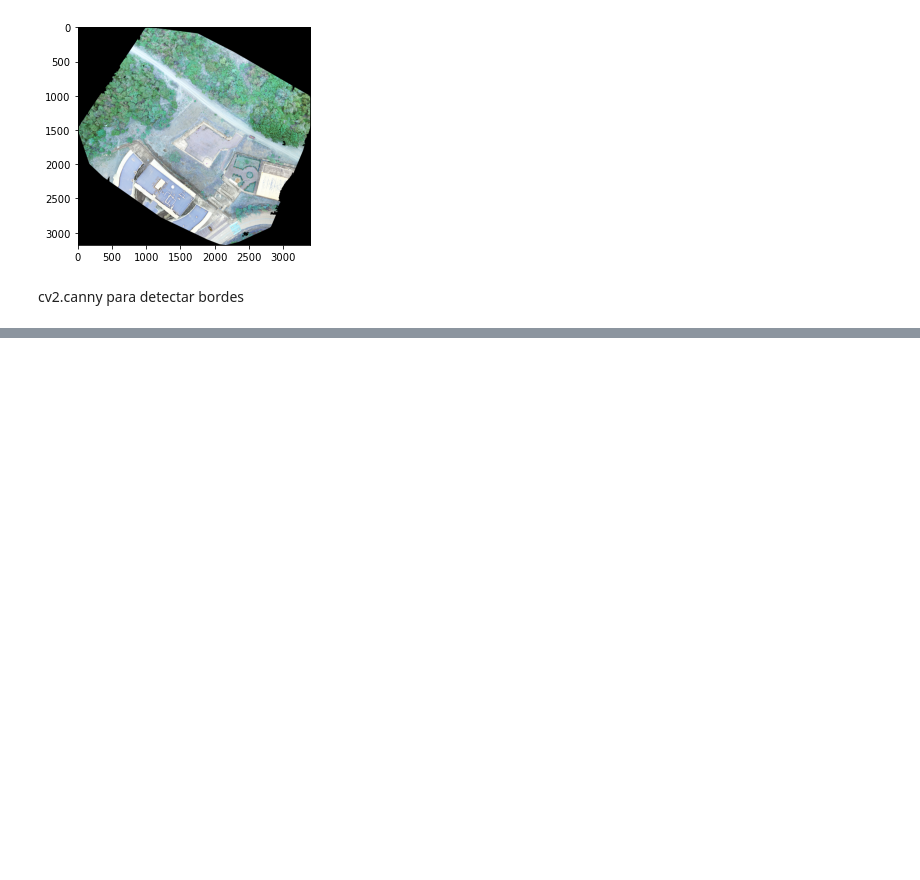
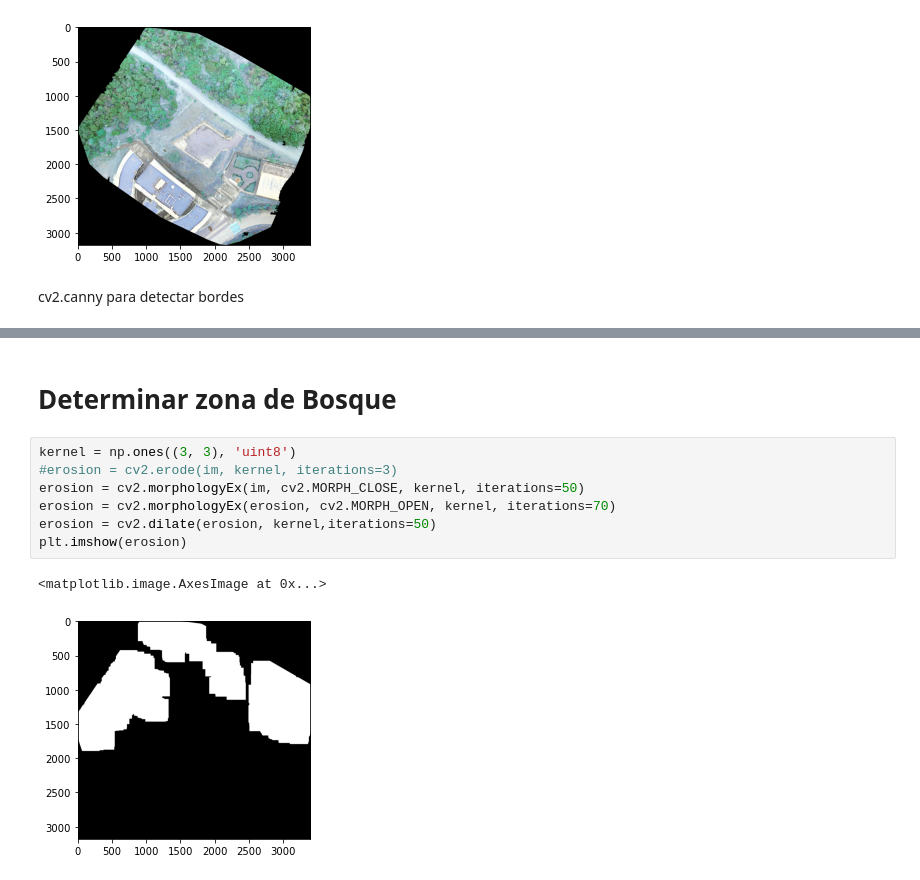
Before and after one commit to UDannyf/GeoProject, a Jupyter notebook: Notebooks/2_cannyedge.ipynb, the cells around one changed output, grey strips where cells are left out. Drawn from its saved outputs; the diff is of its cells as text; blank space fills up the shorter version.

```diff
--- a/Notebooks/2_cannyedge.ipynb
+++ b/Notebooks/2_cannyedge.ipynb
@@ -40,0 +45,12 @@ plt.imshow(im)
+# %% [markdown]
+# Determinar  zona de Bosque
+# %%
+kernel = np.ones((3, 3), 'uint8')
+#erosion = cv2.erode(im, kernel, iterations=3)
+erosion = cv2.morphologyEx(im, cv2.MORPH_CLOSE, kernel, iterations=50)
+erosion = cv2.morphologyEx(erosion, cv2.MORPH_OPEN, kernel, iterations=70)
+erosion = cv2.dilate(erosion, kernel,iterations=50)
+plt.imshow(erosion)
+# %% [output]
+<matplotlib.image.AxesImage at 0x...>
+[figure, added]
```
Also changed, not shown: parts of 12 cells of this notebook, 11 other files.
